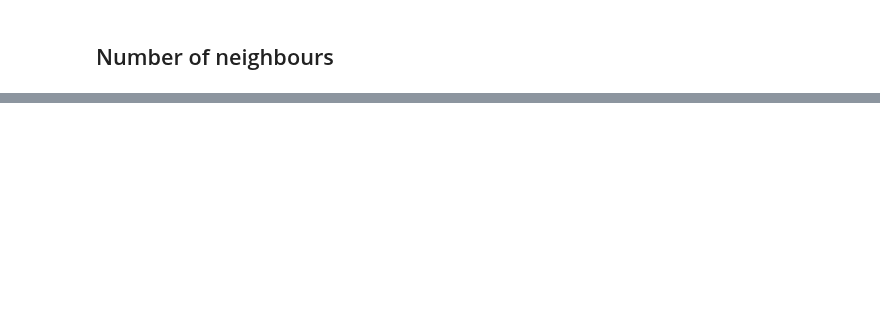
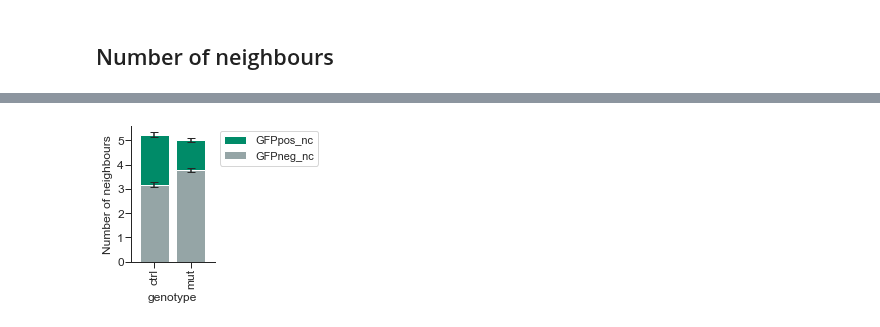
Before and after one commit to morriso1/clonedetective, a Jupyter notebook: 04_Tutorial_Downstream_Analysis_Python.ipynb, the cells around one changed output, grey strips where cells are left out. Drawn from its saved outputs; the diff is of its cells as text; code cells hidden in the pictures; blank space fills up the shorter version.

```diff
--- a/04_Tutorial_Downstream_Analysis_Python.ipynb
+++ b/04_Tutorial_Downstream_Analysis_Python.ipynb
@@ -277,0 +351,11 @@ nc_df['genotype'] = np.where(nc_df.reset_index()["int_img"].str.match(r"a1"), "c
+# %%
+ca.create_stack_bar_plot(
+    gfp_df_gr_mean,
+    gfp_df_gr_sem,
+    x_figSize=1.5,
+    color_pal=["#95a5a6", "#008b68"],
+    bar_width=0.8,
+    y_label='"Number of neighbours"',
+)
+# %% [output]
+[figure, added]
```
Also changed, not shown: parts of 53 cells of this notebook, 3 other files.
